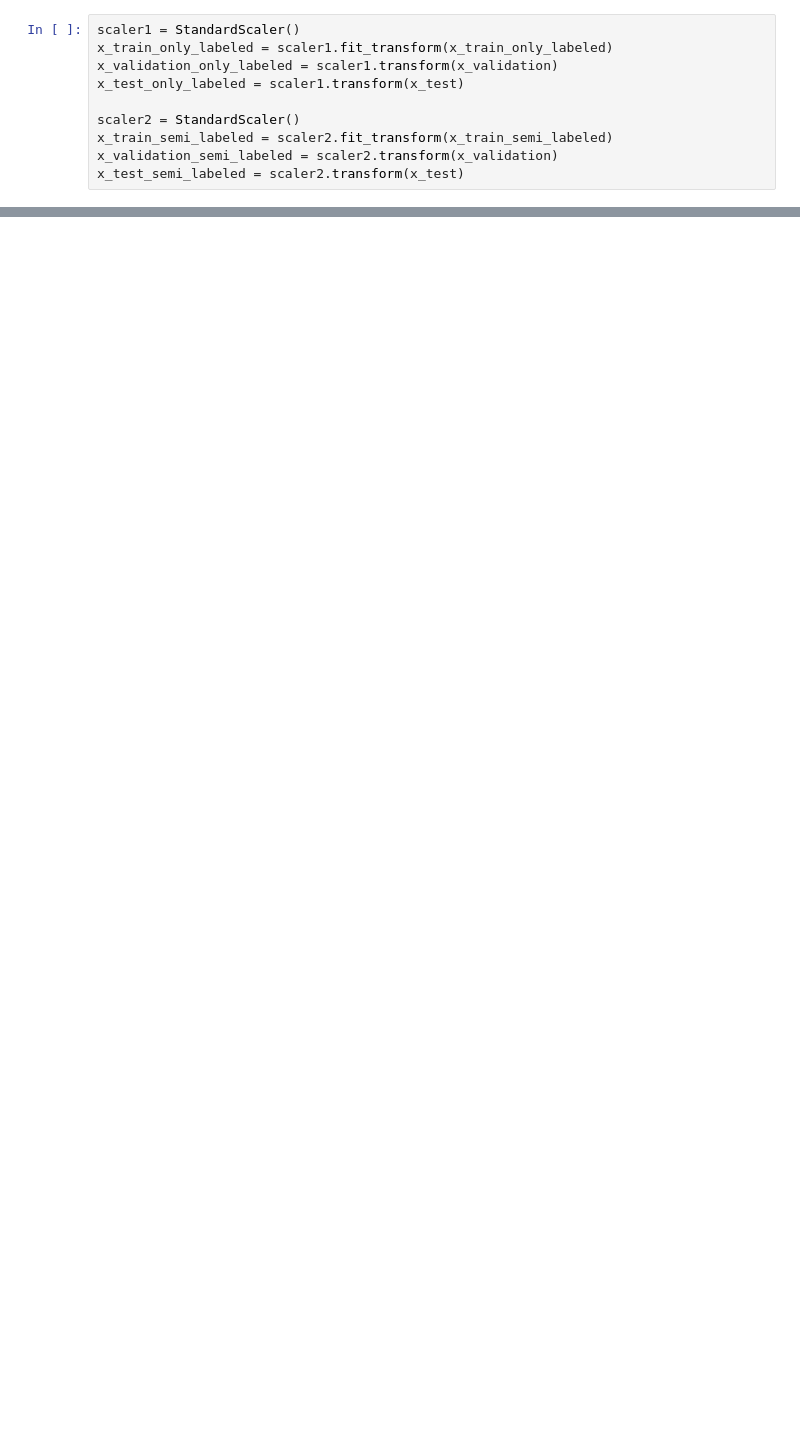
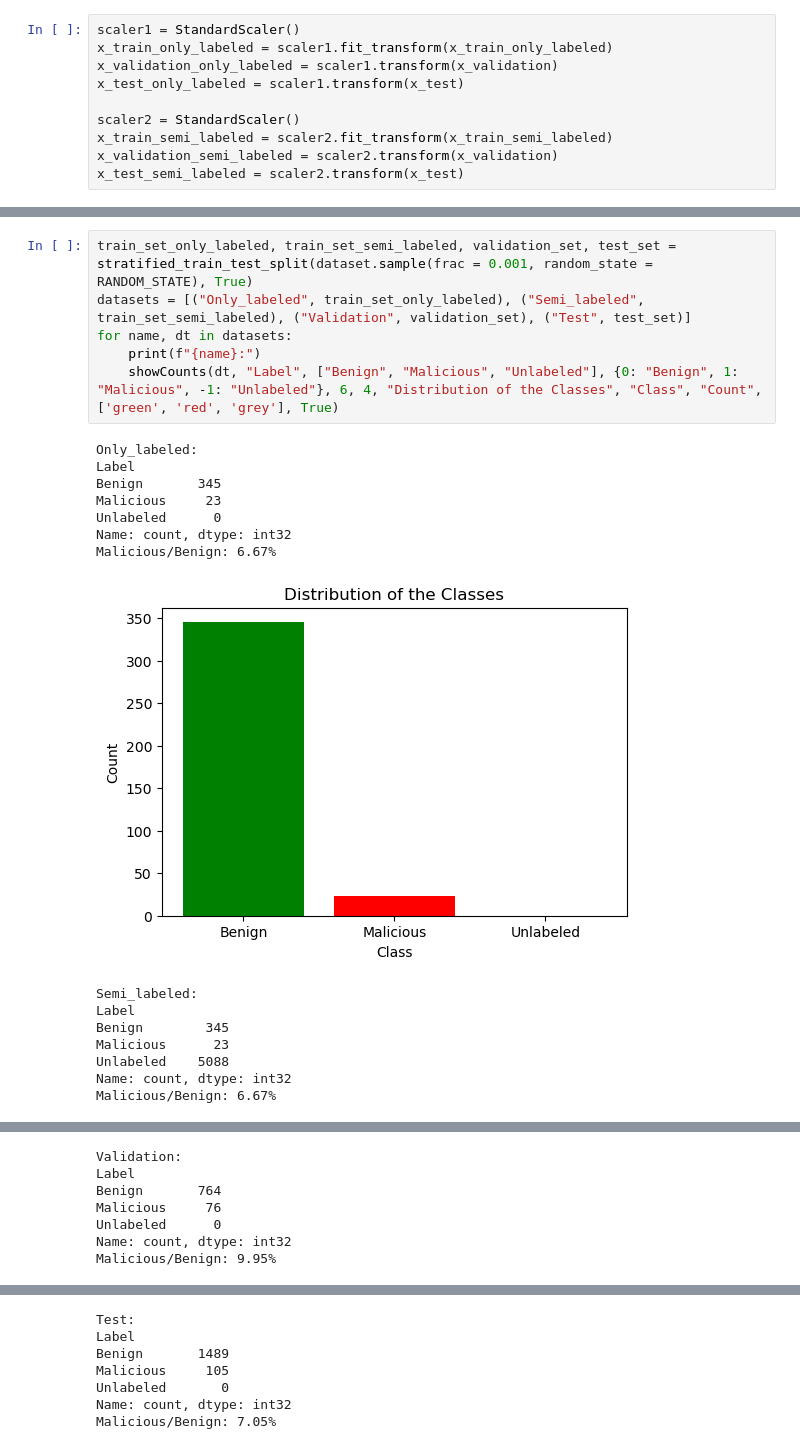
Before and after one commit to ZBaldi/Machine-Learning-Project, a Jupyter notebook: VALERIO_BALDAZZI_CSE-CIC-IDS2018_SSL.ipynb, the cells around one changed output, grey strips where cells are left out. Cells and saved outputs as stored; diff of their text form; blank space fills up the shorter version.

```diff
--- a/VALERIO_BALDAZZI_CSE-CIC-IDS2018_SSL.ipynb
+++ b/VALERIO_BALDAZZI_CSE-CIC-IDS2018_SSL.ipynb
@@ -324,0 +552,22 @@ showConfusionMatrix(y_validation, y_val_pred)
+# %%
+train_set_only_labeled, train_set_semi_labeled, validation_set, test_set = stratified_train_test_split(dataset.sample(frac = 0.001, random_state = RANDOM_STATE), True)
+datasets = [("Only_labeled", train_set_only_labeled), ("Semi_labeled", train_set_semi_labeled), ("Validation", validation_set), ("Test", test_set)]
+for name, dt in datasets:
+    print(f"{name}:")
+    showCounts(dt, "Label", ["Benign", "Malicious", "Unlabeled"], {0: "Benign", 1: "Malicious", -1: "Unlabeled"}, 6, 4, "Distribution of the Classes", "Class", "Count", ['green', 'red', 'grey'], True)
+# %% [output]
+Only_labeled:
+Label
+Benign       345
+Malicious     23
+Unlabeled      0
+Name: count, dtype: int32
+Malicious/Benign: 6.67%
+[figure, added]
+Semi_labeled:
+Label
+Benign        345
+Malicious      23
+Unlabeled    5088
+Name: count, dtype: int32
+Malicious/Benign: 6.67%
@@ -324,0 +575,7 @@ showConfusionMatrix(y_validation, y_val_pred)
+Validation:
+Label
+Benign       764
+Malicious     76
+Unlabeled      0
+Name: count, dtype: int32
+Malicious/Benign: 9.95%
@@ -324,0 +583,7 @@ showConfusionMatrix(y_validation, y_val_pred)
+Test:
+Label
+Benign       1489
+Malicious     105
+Unlabeled       0
+Name: count, dtype: int32
+Malicious/Benign: 7.05%
```
Also changed, not shown: parts of 59 cells of this notebook.
